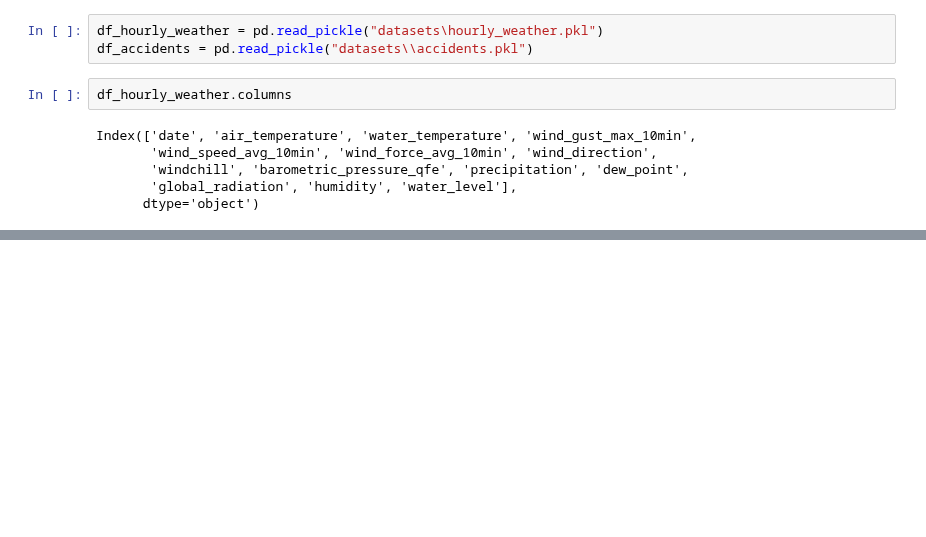
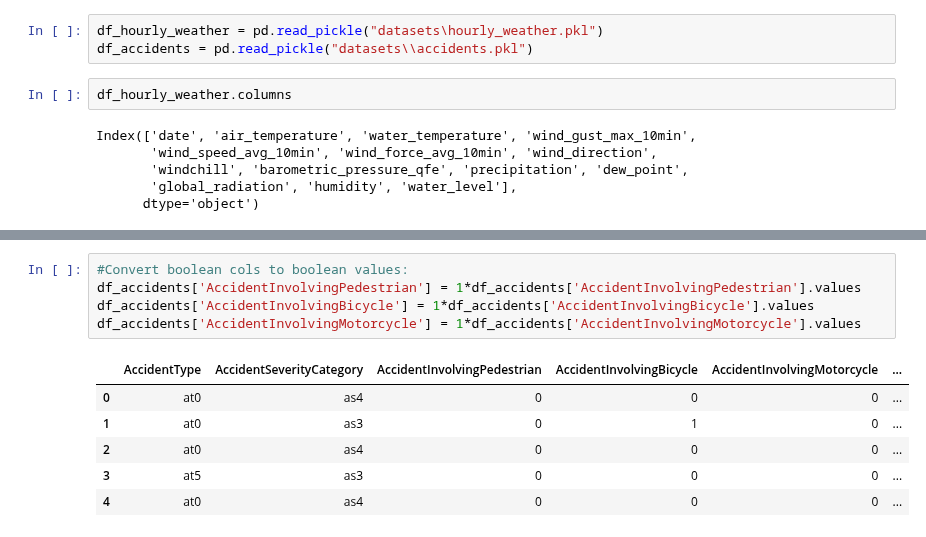
Before and after one commit to Antonio-226/Big-Data-Analytics-Group-Project, a Jupyter notebook: Join datasets.ipynb, the cells around one changed output, grey strips where cells are left out. Saved outputs shown, nothing was run; the diff lists cells and outputs as text; blank space fills up the shorter version.

```diff
--- a/Join datasets.ipynb
+++ b/Join datasets.ipynb
@@ -32,0 +79,12 @@ Index(['AccidentUID', 'AccidentType', 'AccidentType_de', 'AccidentType_fr',
+# %%
+#Convert boolean cols to boolean values:
+df_accidents['AccidentInvolvingPedestrian'] = 1*df_accidents['AccidentInvolvingPedestrian'].values
+df_accidents['AccidentInvolvingBicycle'] = 1*df_accidents['AccidentInvolvingBicycle'].values
+df_accidents['AccidentInvolvingMotorcycle'] = 1*df_accidents['AccidentInvolvingMotorcycle'].values
+# %% [output]
+|  | AccidentType | AccidentSeverityCategory | AccidentInvolvingPedestrian | AccidentInvolvingBicycle | AccidentInvolvingMotorcycle | ... |
+| 0 | at0 | as4 | 0 | 0 | 0 | ... |
+| 1 | at0 | as3 | 0 | 1 | 0 | ... |
+| 2 | at0 | as4 | 0 | 0 | 0 | ... |
+| 3 | at5 | as3 | 0 | 0 | 0 | ... |
+| 4 | at0 | as4 | 0 | 0 | 0 | ... |
```
Also changed, not shown: parts of 22 cells of this notebook.
